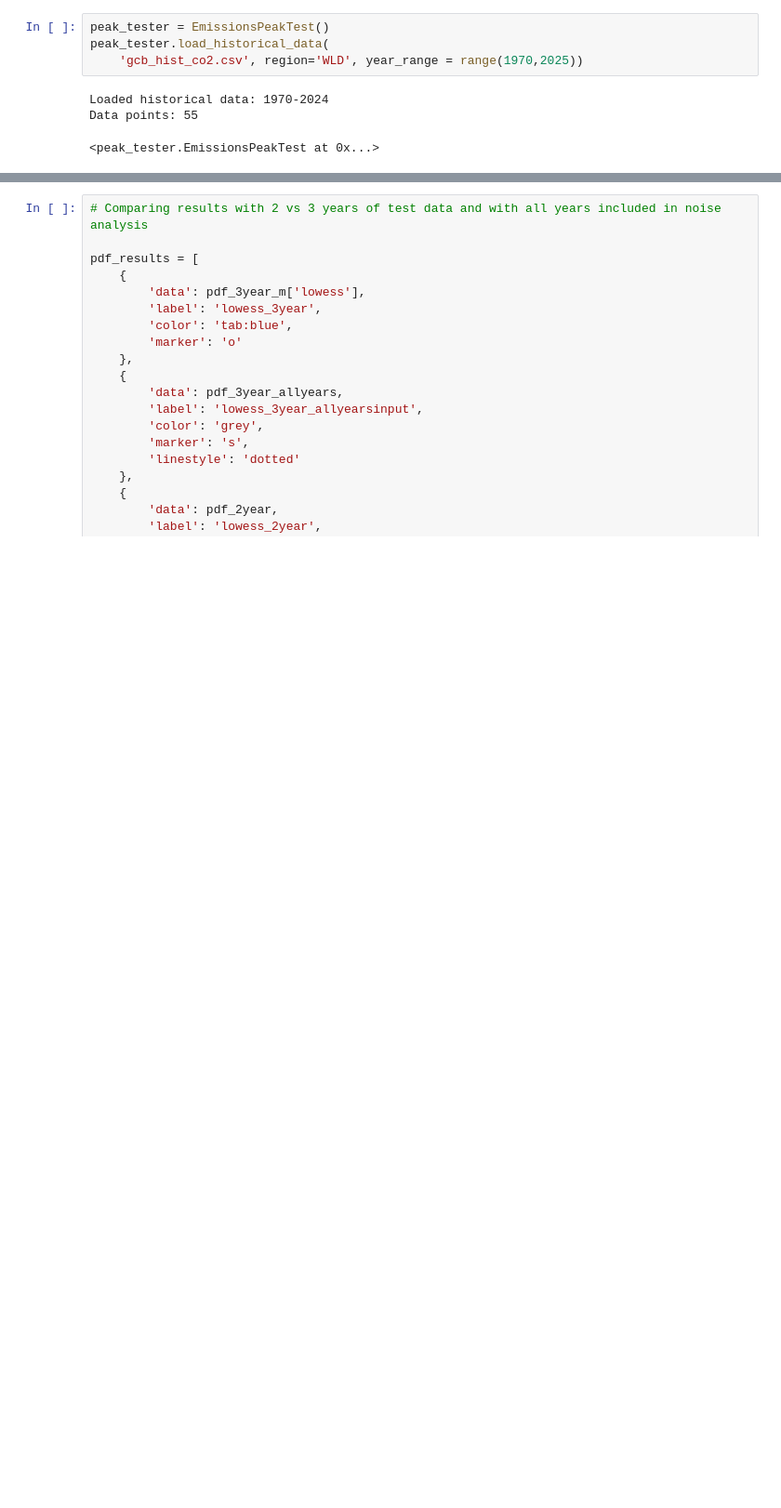
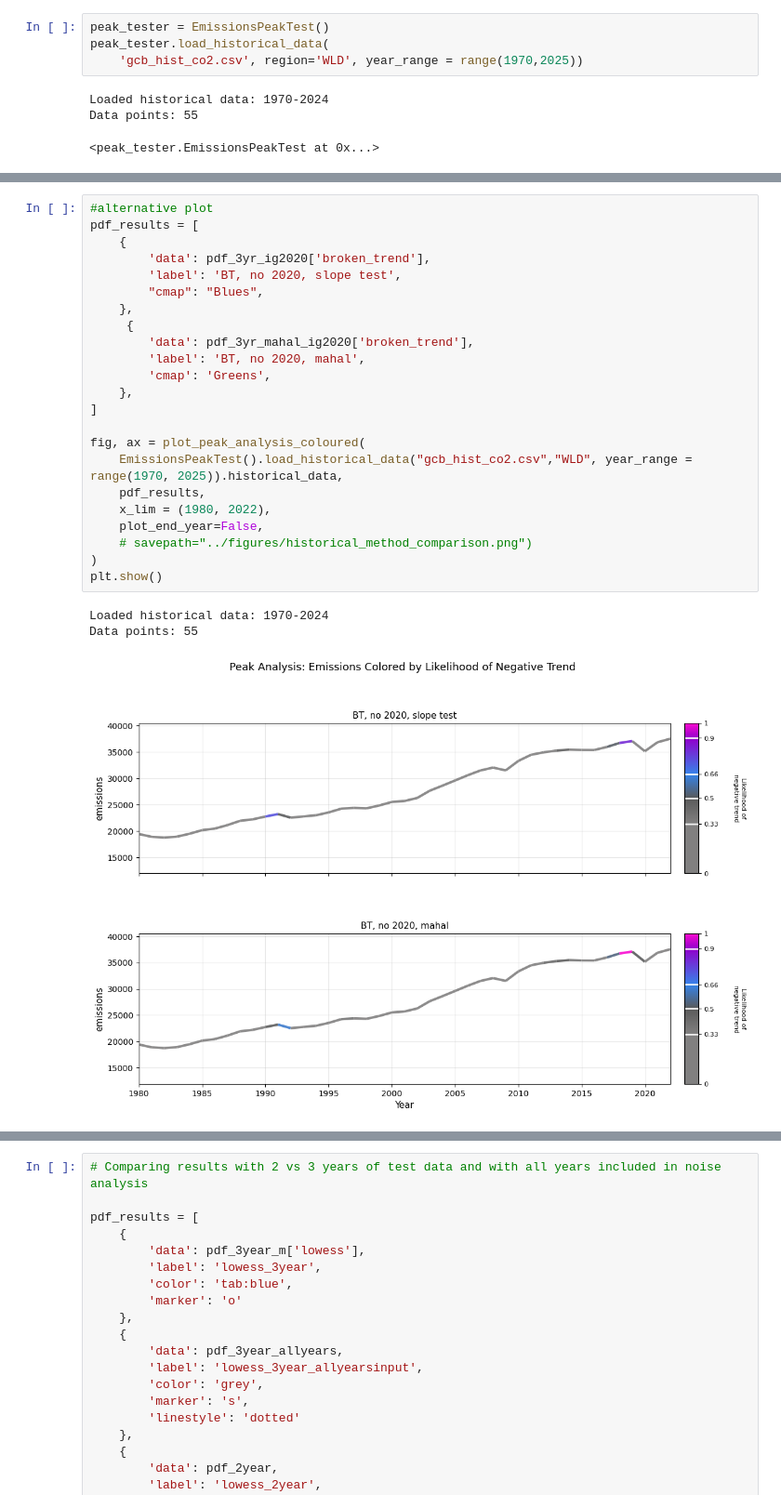
Before and after one commit to nezzag/peaking_test, a Jupyter notebook: notebooks/peaker_historical_tests_clean.ipynb, the cells around one changed output, grey strips where cells are left out. Shown at 93% size. Saved outputs shown, nothing was run; the diff lists cells and outputs as text; blank space fills up the shorter version.

```diff
--- a/notebooks/peaker_historical_tests_clean.ipynb
+++ b/notebooks/peaker_historical_tests_clean.ipynb
@@ -573,0 +857,27 @@ Using start of test period for x-axis
+# %%
+#alternative plot
+pdf_results = [
+    {
+        'data': pdf_3yr_ig2020['broken_trend'],
+        'label': 'BT, no 2020, slope test',
+        "cmap": "Blues",
+    },
+     {
+        'data': pdf_3yr_mahal_ig2020['broken_trend'],
+        'label': 'BT, no 2020, mahal',
+        'cmap': 'Greens',
+    },
+]
+
+fig, ax = plot_peak_analysis_coloured(
+    EmissionsPeakTest().load_historical_data("gcb_hist_co2.csv","WLD", year_range = range(1970, 2025)).historical_data,
+    pdf_results,
+    x_lim = (1980, 2022),
+    plot_end_year=False,
+    # savepath="../figures/historical_method_comparison.png")
+)
+plt.show()
+# %% [output]
+Loaded historical data: 1970-2024
+Data points: 55
+[figure, added]
```
Also changed, not shown: parts of 16 cells of this notebook, 6 other files.
